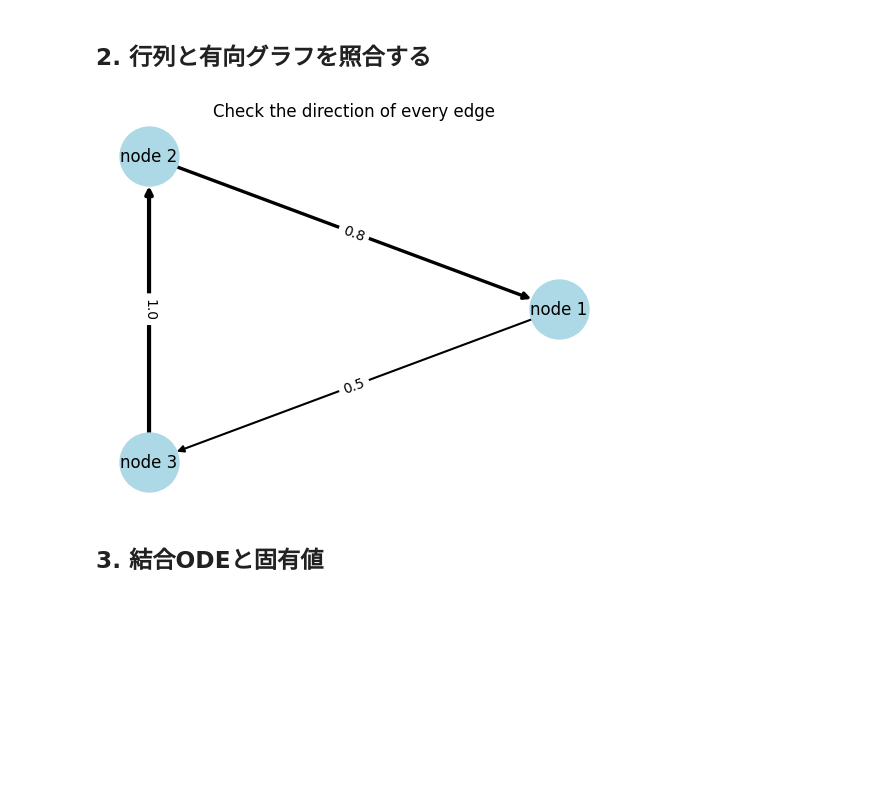
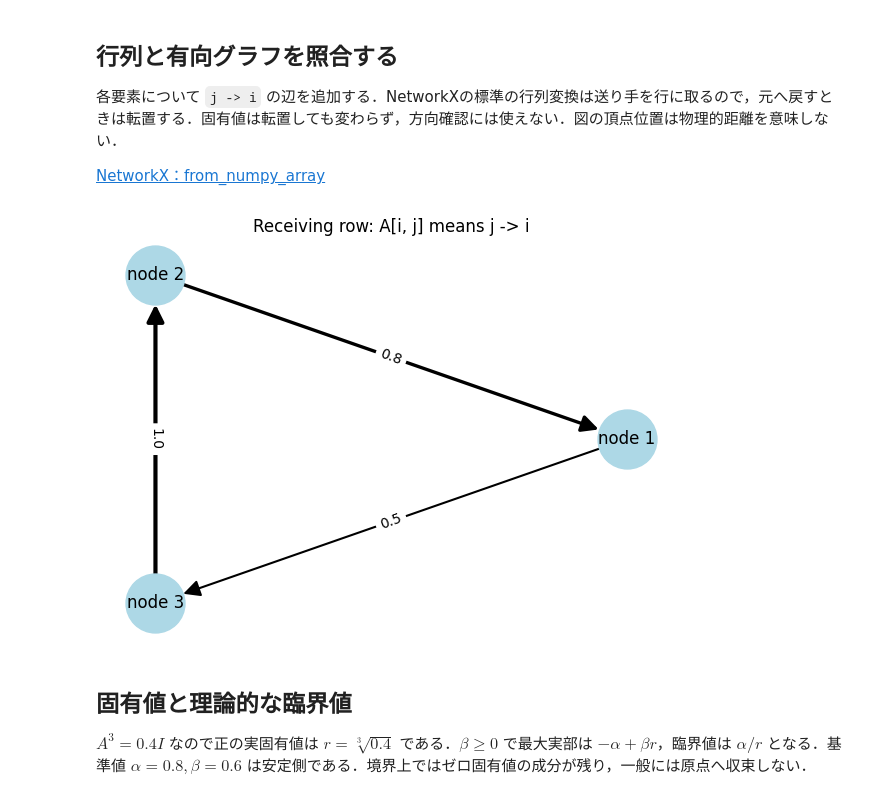
Before and after one commit to k16kgw/Seminar_text, a Jupyter notebook: notebooks/42_love_dynamics_network.ipynb, the cells around one changed output. Cells and saved outputs as stored; diff of their text form; code cells hidden in the pictures; blank space fills up the shorter version.

```diff
--- a/notebooks/42_love_dynamics_network.ipynb
+++ b/notebooks/42_love_dynamics_network.ipynb
@@ -9,15 +11,13 @@
 # %%
 import numpy as np
+import pandas as pd
 import matplotlib.pyplot as plt
+from scipy.integrate import solve_ivp
+from scipy.linalg import expm
+
 import networkx as nx
-from scipy.integrate import solve_ivp
 
 labels = ['node 1', 'node 2', 'node 3']
-# A[i, j] means influence from node j to node i.
-A = np.array([
-    [0.0, 0.8, 0.0],
-    [0.0, 0.0, 1.0],
-    [0.5, 0.0, 0.0],
-])
-A
+A = np.array([[0.0, 0.8, 0.0], [0.0, 0.0, 1.0], [0.5, 0.0, 0.0]])
+print(A)
 # %% [output]
@@ -27,21 +87,31 @@ array([[0. , 0.8, 0. ],
 # %% [markdown]
-## 2. 行列と有向グラフを照合する
+## 行列と有向グラフを照合する
+
+各要素について `j -> i` の辺を追加する．NetworkXの標準の行列変換は送り手を行に取るので，元へ戻すときは転置する．固有値は転置しても変わらず，方向確認には使えない．図の頂点位置は物理的距離を意味しない．
+
+[NetworkX：from_numpy_array](https://networkx.org/documentation/stable/reference/generated/networkx.convert_matrix.from_numpy_array.html)
 # %%
 G = nx.DiGraph()
 G.add_nodes_from(range(3))
 for i in range(3):
     for j in range(3):
         if A[i, j] != 0:
-            G.add_edge(j, i, weight=A[i, j])
+            G.add_edge(j, i, weight=float(A[i, j]))
+np.testing.assert_allclose(nx.to_numpy_array(G, nodelist=range(3)).T, A)
+assert set(G.edges()) == {(1, 0), (0, 2), (2, 1)}
+fig, ax = plt.subplots(figsize=(6, 4.5))
 pos = nx.circular_layout(G)
-widths = [3 * G[u][v]['weight'] for u, v in G.edges()]
-nx.draw_networkx(G, pos, labels={i: labels[i] for i in range(3)}, node_color='lightblue',
-                 node_size=1800, arrows=True, width=widths)
-nx.draw_networkx_edge_labels(G, pos, edge_labels={(u, v): f"{G[u][v]['weight']:.1f}" for u, v in G.edges()})
-plt.title('Check the direction of every edge')
-plt.axis('off'); plt.show()
+widths = [3 * abs(G[u][v]['weight']) for u, v in G.edges()]
+nx.draw_networkx(G, pos, ax=ax, labels=dict(enumerate(labels)), node_color='lightblue',
+                 node_size=1800, arrows=True, arrowsize=25, width=widths)
+nx.draw_networkx_edge_labels(G, pos, ax=ax,
+    edge_labels={(u, v): f"{G[u][v]['weight']:.1f}" for u, v in G.edges()})
+ax.set_title('Receiving row: A[i, j] means j -> i')
+ax.set_axis_off(); fig.tight_layout(); plt.show()
 # %% [output]
-[figure, old version]
+[figure, new version]
 # %% [markdown]
-## 3. 結合ODEと固有値
+## 固有値と理論的な臨界値
+
+$A^3=0.4I$ なので正の実固有値は $r=\sqrt[3]{0.4}$ である．$\beta\ge0$ で最大実部は $-\alpha+\beta r$，臨界値は $\alpha/r$ となる．基準値 $\alpha=0.8,\beta=0.6$ は安定側である．境界上ではゼロ固有値の成分が残り，一般には原点へ収束しない．
 # %%
```
Also changed, not shown: parts of 15 cells of this notebook, 19 other files.
